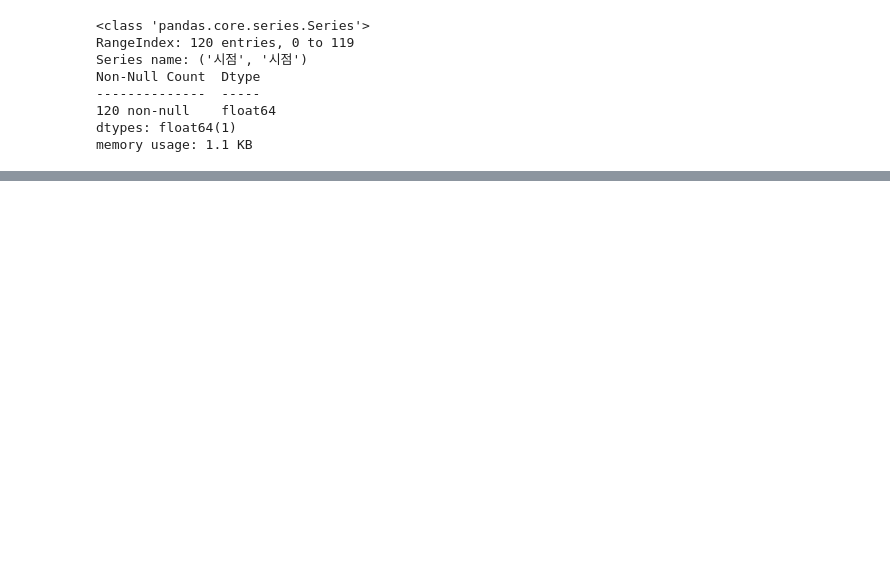
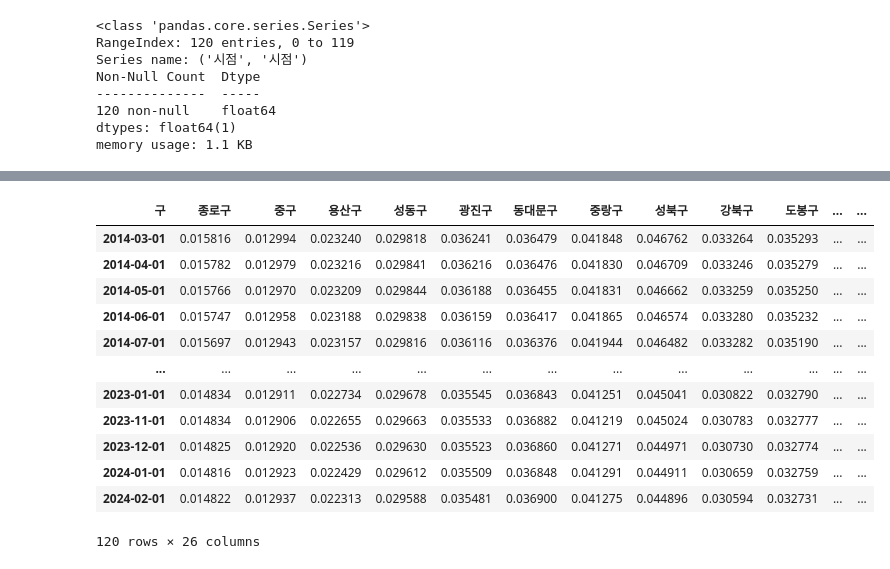
Before and after one commit to LeeShawnhun/Gangseo_Bigdata_Contest, a Jupyter notebook: 강서구청 빅데이터 공모전.ipynb, the cells around one changed output, grey strips where cells are left out. Saved outputs shown, nothing was run; the diff lists cells and outputs as text; code cells hidden in the pictures; blank space fills up the shorter version.

```diff
--- a/강서구청 빅데이터 공모전.ipynb
+++ b/강서구청 빅데이터 공모전.ipynb
@@ -119,0 +213,18 @@ df1
+# %%
+male_prop = male_population.divide(male_population["서울시"], axis = 0).drop("서울시", axis = 1)
+male_prop["비율 합"] = male_prop.sum(axis = 1)
+male_prop
+# %% [output]
+| 구 | 종로구 | 중구 | 용산구 | 성동구 | 광진구 | 동대문구 | 중랑구 | 성북구 | 강북구 | 도봉구 | ... | ... |
+| 2014-03-01 | 0.015816 | 0.012994 | 0.023240 | 0.029818 | 0.036241 | 0.036479 | 0.041848 | 0.046762 | 0.033264 | 0.035293 | ... | ... |
+| 2014-04-01 | 0.015782 | 0.012979 | 0.023216 | 0.029841 | 0.036216 | 0.036476 | 0.041830 | 0.046709 | 0.033246 | 0.035279 | ... | ... |
+| 2014-05-01 | 0.015766 | 0.012970 | 0.023209 | 0.029844 | 0.036188 | 0.036455 | 0.041831 | 0.046662 | 0.033259 | 0.035250 | ... | ... |
+| 2014-06-01 | 0.015747 | 0.012958 | 0.023188 | 0.029838 | 0.036159 | 0.036417 | 0.041865 | 0.046574 | 0.033280 | 0.035232 | ... | ... |
+| 2014-07-01 | 0.015697 | 0.012943 | 0.023157 | 0.029816 | 0.036116 | 0.036376 | 0.041944 | 0.046482 | 0.033282 | 0.035190 | ... | ... |
+| ... | ... | ... | ... | ... | ... | ... | ... | ... | ... | ... | ... | ... |
+| 2023-01-01 | 0.014834 | 0.012911 | 0.022734 | 0.029678 | 0.035545 | 0.036843 | 0.041251 | 0.045041 | 0.030822 | 0.032790 | ... | ... |
+| 2023-11-01 | 0.014834 | 0.012906 | 0.022655 | 0.029663 | 0.035533 | 0.036882 | 0.041219 | 0.045024 | 0.030783 | 0.032777 | ... | ... |
+| 2023-12-01 | 0.014825 | 0.012920 | 0.022536 | 0.029630 | 0.035523 | 0.036860 | 0.041271 | 0.044971 | 0.030730 | 0.032774 | ... | ... |
+| 2024-01-01 | 0.014816 | 0.012923 | 0.022429 | 0.029612 | 0.035509 | 0.036848 | 0.041291 | 0.044911 | 0.030659 | 0.032759 | ... | ... |
+| 2024-02-01 | 0.014822 | 0.012937 | 0.022313 | 0.029588 | 0.035481 | 0.036900 | 0.041275 | 0.044896 | 0.030594 | 0.032731 | ... | ... |
+120 rows × 26 columns
```
Also changed, not shown: parts of 12 cells of this notebook.
